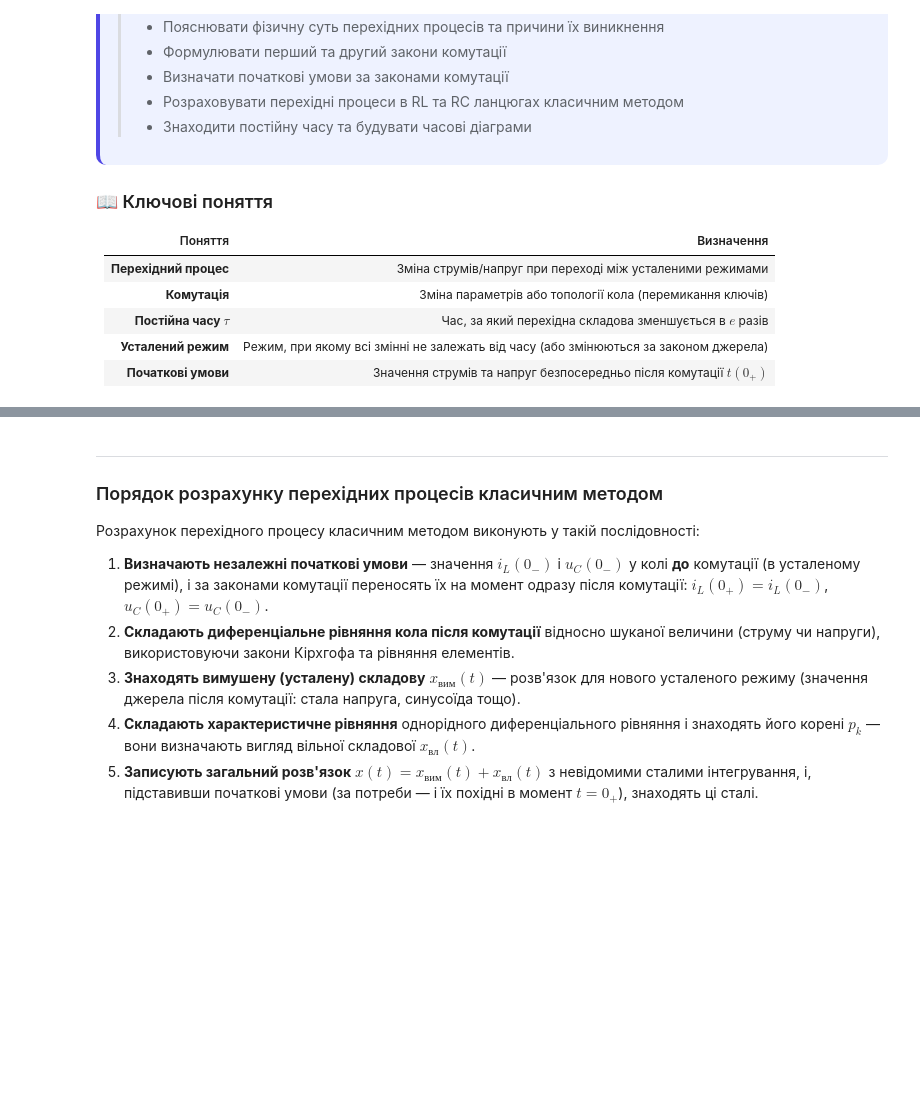
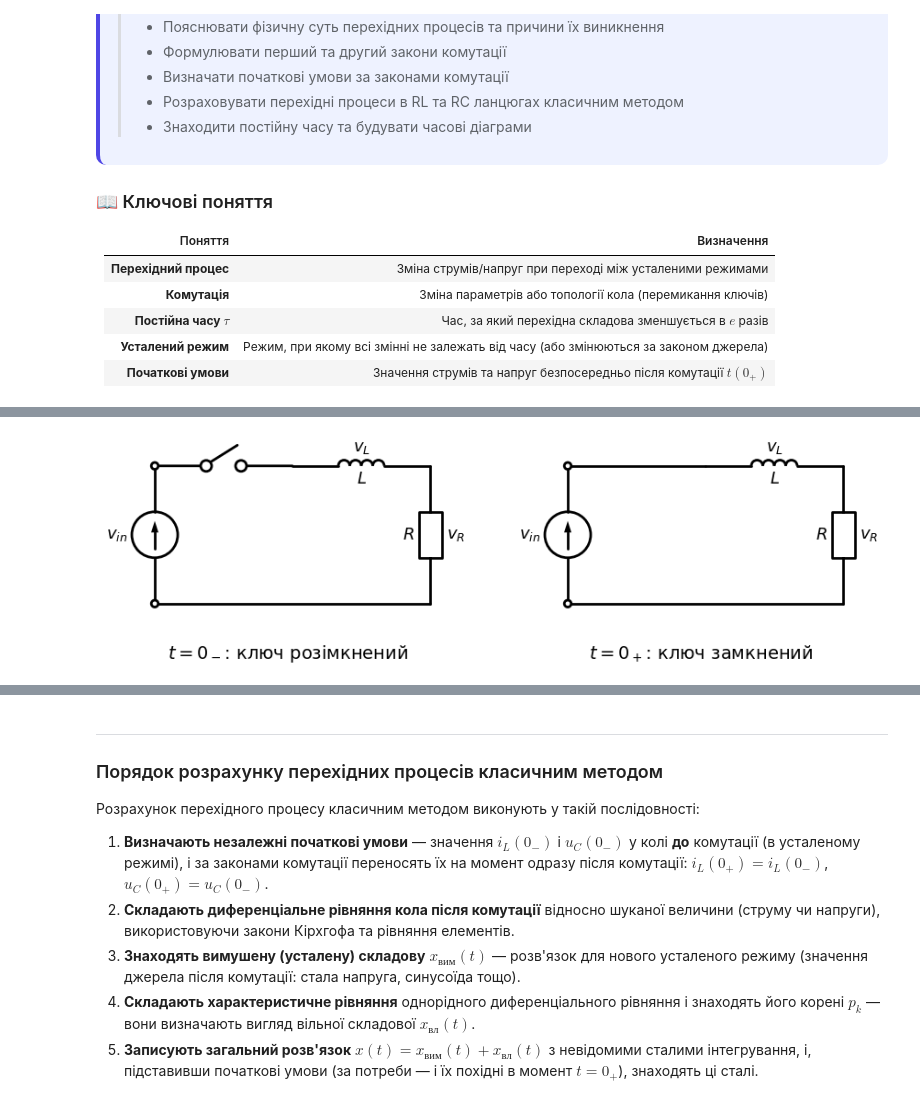
Before and after one commit to vim4all/Lectures_Basics_of_radio_electronics_in_Ukrainian, a Jupyter notebook: Основи радіотехніки_2_частина.ipynb, the cells around one changed output, grey strips where cells are left out. Drawn from its saved outputs; the diff is of its cells as text; code cells hidden in the pictures; blank space fills up the shorter version.

```diff
--- a/Основи радіотехніки_2_частина.ipynb
+++ b/Основи радіотехніки_2_частина.ipynb
@@ -260,0 +243,22 @@ $$
+# %%
+# Схема: RL-коло до і після комутації
+if SCHEMDRAW_AVAILABLE:
+    def switching_pair(element, name, value_label):
+        """Коло до комутації (ключ розімкнений, t = 0−) і після неї (ключ замкнений, t = 0+)."""
+        with schemdraw.Drawing(fontsize=13, unit=3) as d:
+            for x0, closed, caption in [(0, False, '$t = 0_-$: ключ розімкнений'), (9, True, '$t = 0_+$: ключ замкнений')]:
+                src = d.add(EMF().at((x0, 0)).up().label('$v_{in}$'))
+                d.add(elm.Dot(open=True).at(src.end))
+                if closed:
+                    d.add(elm.Line().at(src.end).right(3))
+                else:
+                    d.add(elm.Switch().at(src.end).right())
+                d.add(element().right().label(name).label(value_label, loc='bottom'))
+                d.add(elm.Resistor().down().label('$R$', loc='top').label('$v_R$', loc='bottom'))
+                d.add(elm.Line().left().tox(src.start))
+                d.add(elm.Dot(open=True).at(src.start))
+                d.add(elm.Label().at((x0 + 3, -1.0)).label(caption, fontsize=14))
+
+    switching_pair(elm.Inductor, '$v_L$', '$L$')
+# %% [output]
+[figure, added]
```
Also changed, not shown: parts of 51 cells of this notebook, 1 other file.
